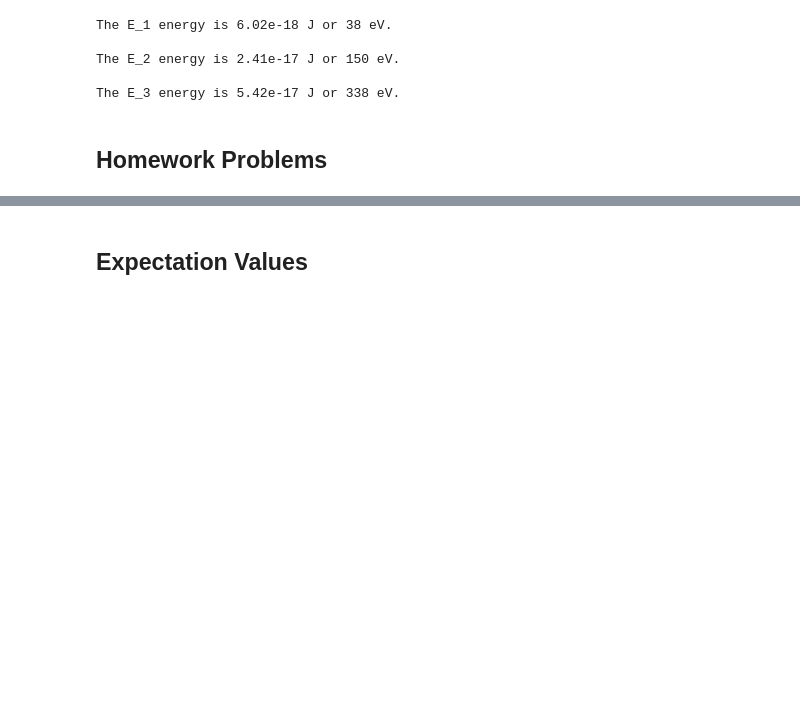
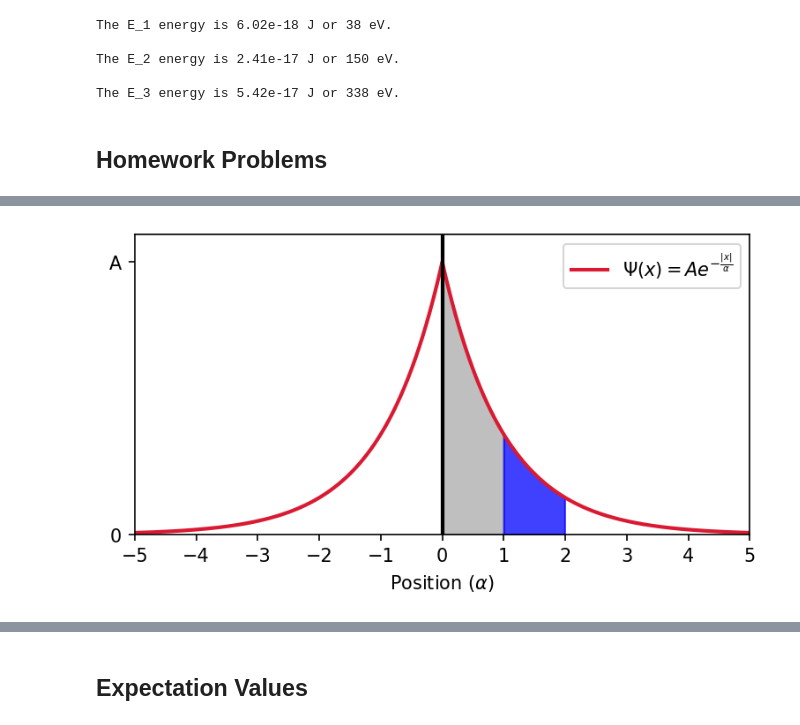
Before and after one commit to saturnaxis/ModernPhysics, a Jupyter notebook: Chapter_5/quantum-mechanics.ipynb, the cells around one changed output, grey strips where cells are left out. Drawn from its saved outputs; the diff is of its cells as text; code cells hidden in the pictures; blank space fills up the shorter version.

```diff
--- a/Chapter_5/quantum-mechanics.ipynb
+++ b/Chapter_5/quantum-mechanics.ipynb
@@ -1154,0 +1291,41 @@ Schr&ouml;dinger's equation permits wave-like solutions even though it is not st
+# %%
+import numpy as np
+import matplotlib.pyplot as plt
+from myst_nb import glue
+
+def Psi_alpha(x,A):
+    #calculate the wave function Ae^{-|x|/alpha}; alpha is a global variable
+    #A = normalization constant
+    return A*np.exp(-np.abs(x)/alpha)
+
+fs = 'medium'
+lw = 2
+col = (218/256., 26/256., 50/256.)
+
+alpha = 1. #scale of the plot
+norm_A = 1./alpha
+x_rng = np.arange(-5*alpha,5*alpha,0.01)
+x_a = np.arange(0,1,0.01)
+x_b = np.arange(1,2,0.01)
+
+fig = plt.figure(figsize=(6,3),dpi=150)
+ax = fig.add_subplot(111)
+
+Psi_all = Psi_alpha(x_rng,norm_A)
+Psi_a = Psi_alpha(x_a,norm_A)
+Psi_b = Psi_alpha(x_b,norm_A)
+ax.plot(x_rng,Psi,'-',color=col,lw=lw,label='$\Psi(x) = Ae^{-\\frac{|x|}{\\alpha}}$')
+ax.fill_between(x_a,Psi_a,color='gray',alpha=0.5)
+ax.fill_between(x_b,Psi_b,color='b',alpha=0.75)
+ax.axvline(0,color='k',linestyle='-',lw=lw)
+ax.legend(loc='best',fontsize=fs)
+
+ax.set_ylim(0,1.1*norm_A)
+ax.set_yticks([0,1])
+ax.set_yticklabels(['0','A'])
+ax.set_xticks(range(-5,6))
+ax.set_xlim(-5,5)
+ax.set_xlabel("Position ($\\alpha$)",fontsize=fs)
+
+glue("psi_fig", fig, display=False);
+# %% [output]
@@ -1154,0 +1333 @@ Schr&ouml;dinger's equation permits wave-like solutions even though it is not st
+[figure, added]
```
Also changed, not shown: parts of 15 cells of this notebook, 6 other files.
